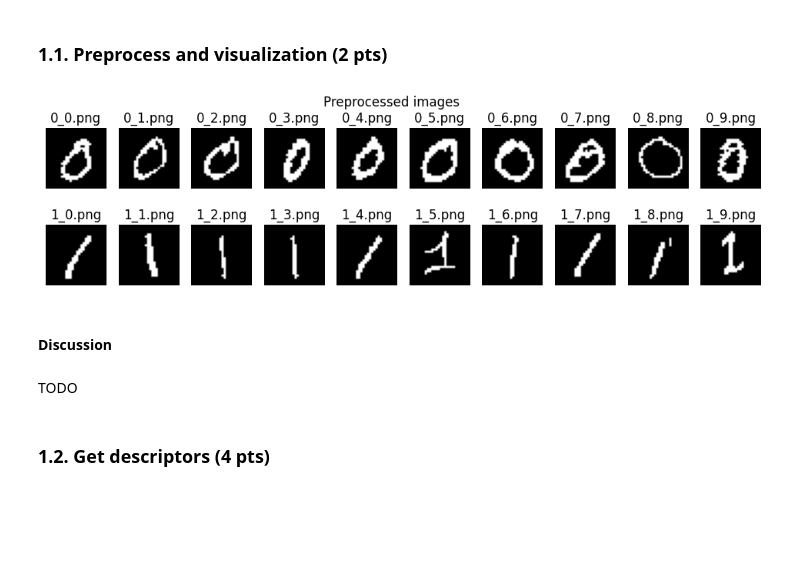
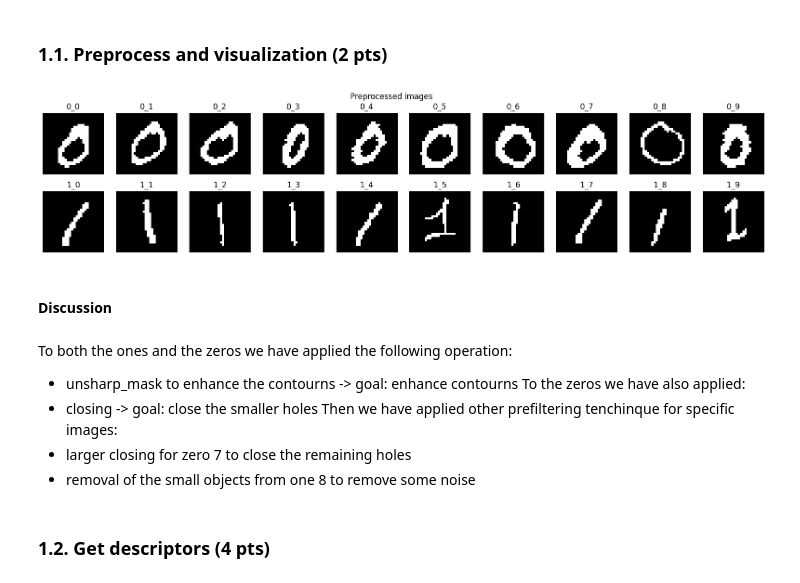
Before and after one commit to alessandrodalbesio/EPFL-image-analysis-and-pattern-recognition, a Jupyter notebook: lab/lab_02_object_description.ipynb, the cells around one changed output. Saved outputs shown, nothing was run; the diff lists cells and outputs as text; code cells hidden in the pictures; blank space fills up the shorter version.

```diff
--- a/lab/lab_02_object_description.ipynb
+++ b/lab/lab_02_object_description.ipynb
@@ -75,6 +75,12 @@ twos_im, twos_names = load(data_part2, digit='2')
 # Threes images arrays
 threes_im, threes_names = load(data_part2, digit='3')
 
+# Remove the .png from the images names
+zeros_names = [nm[:-4] for nm in zeros_names]
+ones_names = [nm[:-4] for nm in ones_names]
+twos_names = [nm[:-4] for nm in twos_names]
+threes_names = [nm[:-4] for nm in threes_names]
+
 # Plot images
 fig, axes = plt.subplots(4, len(zeros_im), figsize=(20, 8))
 for ax, im, nm in zip(axes[0], zeros_im, zeros_names):
@@ -130,35 +136,45 @@ In this part you will use images of "0"s and "1"s.
 ### 1.1. Preprocess and visualization (2 pts)
 # %%
 from skimage.filters import unsharp_mask
+from skimage.morphology import  disk, closing, remove_small_objects
 
-# Preprocess images
-zeros = zeros_im
-ones = ones_im
+# Copy the images into new arrays (to avoid modifying the original ones)
+zeros_processed = zeros_im.copy()
+ones_processed = ones_im.copy()
 
-for i in range(len(zeros)):
-    zeros[i] = skimage.filters.unsharp_mask(zeros[i], radius=1, amount=1)
+for i in range(len(zeros_processed)):
+    zeros_processed[i] = unsharp_mask(zeros_processed[i], radius=10, amount=1)
+    zeros_processed[i] = closing(zeros_processed[i], disk(1))
+zeros_processed[7] = closing(zeros_processed[7], disk(2))
 
-for i in range(len(ones)):
-    ones[i] = skimage.filters.unsharp_mask(ones[i], radius=1, amount=1)
-
+for i in range(len(ones_processed)):
+    ones_processed[i] = unsharp_mask(ones_processed[i], radius=1, amount=1)
+ones_processed[8] = remove_small_objects(ones_processed[8] != 0, min_size=10, connectivity=1)
+#
 
 # Plot images
-fig, axes = plt.subplots(2, len(zeros), figsize=(12, 3))
-for ax, im, nm in zip(axes[0], zeros, zeros_names):
+fig, axes = plt.subplots(2, len(zeros_im), figsize=(20, 4))
+for ax, im, nm in zip(axes[0], zeros_processed, zeros_names):
     ax.imshow(im, cmap='gray')
     ax.axis('off')
     ax.set_title(nm)
-for ax, im, nm in zip(axes[1], ones, ones_names):
+for ax, im, nm in zip(axes[1], ones_processed, ones_names):
     ax.imshow(im, cmap='gray')
     ax.axis('off')
     ax.set_title(nm)
 fig.suptitle("Preprocessed images")
 plt.show()
 # %% [output]
-[figure, old version]
+[figure, new version]
 # %% [markdown]
 #### Discussion
-# %% [markdown]
-TODO
+# %% [markdown]
+To both the ones and the zeros we have applied the following operation:
+- unsharp_mask to enhance the contourns -> goal: enhance contourns
+To the zeros we have also applied:
+- closing -> goal: close the smaller holes
+Then we have applied other prefiltering tenchinque for specific images:
+- larger closing for zero 7 to close the remaining holes
+- removal of the small objects from one 8 to remove some noise
 # %% [markdown]
 ### 1.2. Get descriptors (4 pts)
```
Also changed, not shown: parts of 22 cells of this notebook.
